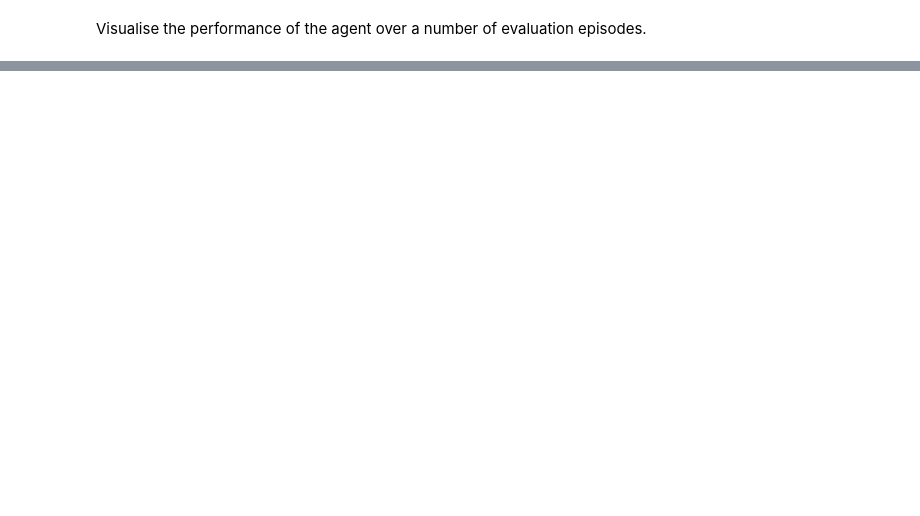
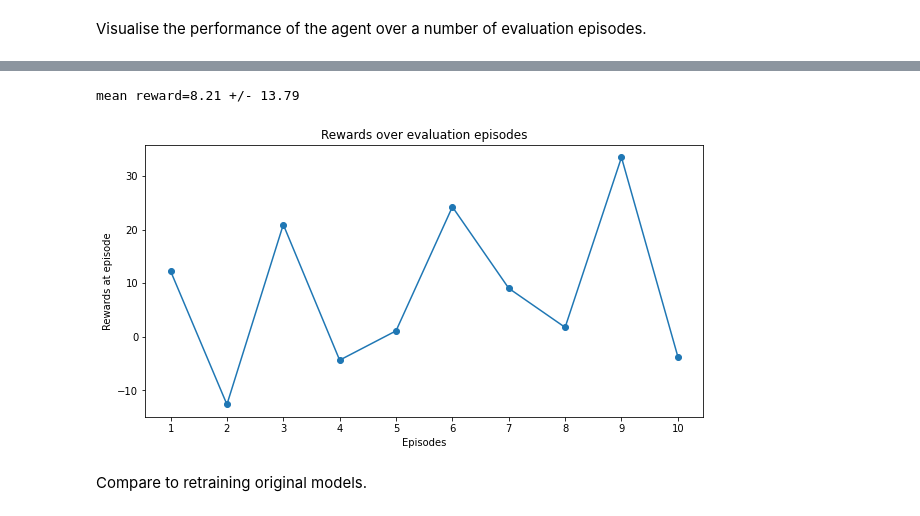
Before and after one commit to julia-lina-tan/rl-policy-fusion, a Jupyter notebook: rl_policy_fusion_new.ipynb, the cells around one changed output, grey strips where cells are left out. Drawn from its saved outputs; the diff is of its cells as text; code cells hidden in the pictures; blank space fills up the shorter version.

```diff
--- a/rl_policy_fusion_new.ipynb
+++ b/rl_policy_fusion_new.ipynb
@@ -216,0 +551,3 @@ render_agent_in_env(model, env, n_eval_episodes=1, path='../content/agent1', fil
+# %%
+new_model = PPO('MlpPolicy', env, verbose=1, seed=1)
+new_model.learn(total_timesteps=1e5)
@@ -216,0 +573,10 @@ render_agent_in_env(model, env, n_eval_episodes=1, path='../content/agent1', fil
+# %%
+ep_rewards, ep_steps = evaluate_policy(new_model, eval_env, n_eval_episodes=10, deterministic=True, return_episode_rewards=True)
+
+print(f'mean reward={(sum(ep_rewards)/len(ep_rewards)):.2f} +/- {np.std(ep_rewards):.2f}')
+plot_rewards(ep_rewards, title='Rewards over evaluation episodes')
+# %% [output]
+mean reward=8.21 +/- 13.79
+[figure, added]
+# %% [markdown]
+Compare to retraining original models.
```
Also changed, not shown: parts of 52 cells of this notebook.
